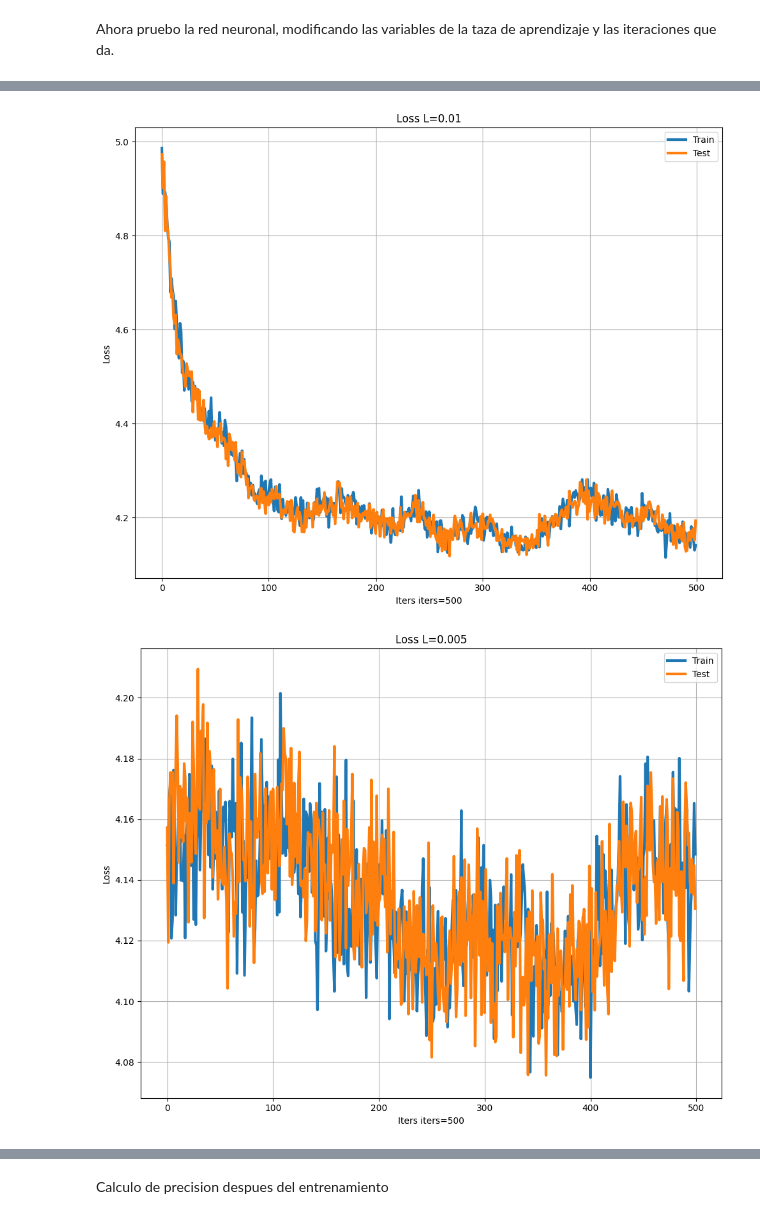
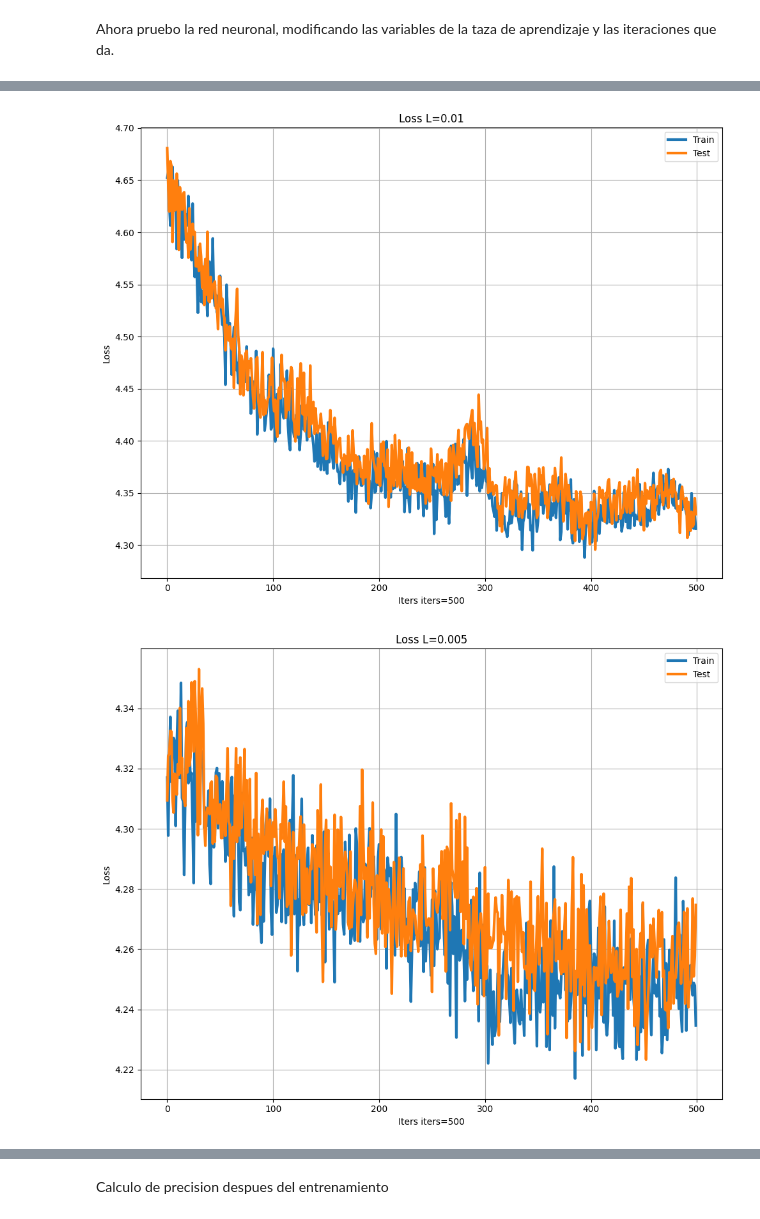
Before and after one commit to solalcaraz/TP-MATEIII-RN, a Jupyter notebook: TP_Mate_RNN_softmax.ipynb, the cells around one changed output, grey strips where cells are left out. Saved outputs shown, nothing was run; the diff lists cells and outputs as text; code cells hidden in the pictures.

```diff
--- a/TP_Mate_RNN_softmax.ipynb
+++ b/TP_Mate_RNN_softmax.ipynb
@@ -98,7 +116,7 @@ def notes_to_midi(
 Se procesan los archivos MIDI, se extraen las notas de cada archivo y se preparan los datos para el modelo del aprendizaje automatico mas adelante.
 # %%
 notasGlobal = []
-tam_muestra = 20
+tam_muestra = 3
 
 for f in filenames[:tam_muestra]:
   notas = midi_a_notas(f)
@@ -133,7 +151,7 @@ def ventanizar(dataset, tam_ventana, alfabeto_notas = 128,) -> tf.data.Dataset:
 
   # Normalize tono de las notas
   def normalizar_tono(x):
-    x = x/tam_ventana
+    x = x/alfabeto_notas
     return x
 
   # Partimos los indices
@@ -335,8 +353,10 @@ def calcular_loss():
 # %% [markdown]
 Se muestra el valor del accuracy y loss antes del entrenamiento.
 # %%
-print(f'Loss test: {calcular_loss()[0]}')
-print(f'Loss train: {calcular_loss()[1]}')
-print(f'Accuracy Test = {round((calcular_accuracy()[0]/calcular_accuracy()[2]*100),3)}%')
-print(f'Accuracy Train = {round((calcular_accuracy()[1]/calcular_accuracy()[2]*100),3)}%')
+  loss_test, loss_train = calcular_loss()
+  print(f'Loss test: {loss_test}')
+  print(f'Loss train: {loss_train}')
+  val_test, val_train, intentos = calcular_accuracy()
+  print(f'Accuracy Test = {round((val_test/intentos*100),3)}%')
+  print(f'Accuracy Train = {round((val_train/intentos*100),3)}%')
 # %% [output]
@@ -417,10 +437,12 @@ for L in L_l:
                 update_w1=update_w1,update_b1=update_b1,
                 update_w2=update_w2,update_b2=update_b2)
   print(f'L = {L}')
-  print(f'Loss test: {calcular_loss()[0]}')
-  print(f'Loss train: {calcular_loss()[1]}')
-  print(f'Accuracy Test = {round((calcular_accuracy()[0]/calcular_accuracy()[2]*100),3)}%')
-  print(f'Accuracy Train = {round((calcular_accuracy()[1]/calcular_accuracy()[2]*100),3)}%')
+  loss_test, loss_train = calcular_loss()
+  print(f'Loss test: {loss_test}')
+  print(f'Loss train: {loss_train}')
+  val_test, val_train, intentos = calcular_accuracy()
+  print(f'Accuracy Test = {round((val_test/intentos*100),3)}%')
+  print(f'Accuracy Train = {round((val_train/intentos*100),3)}%')
 
       # Calculo la precision y por cada iteracion la guardo para realizar el grafico
 # %% [output]
@@ -448,2 +470,2 @@ Accuracy Train = 2.48%
-[figure, old version]
+[figure, new version]
-[figure, old version]
+[figure, new version]
```
Also changed, not shown: parts of 9 cells of this notebook, 1 other file.
